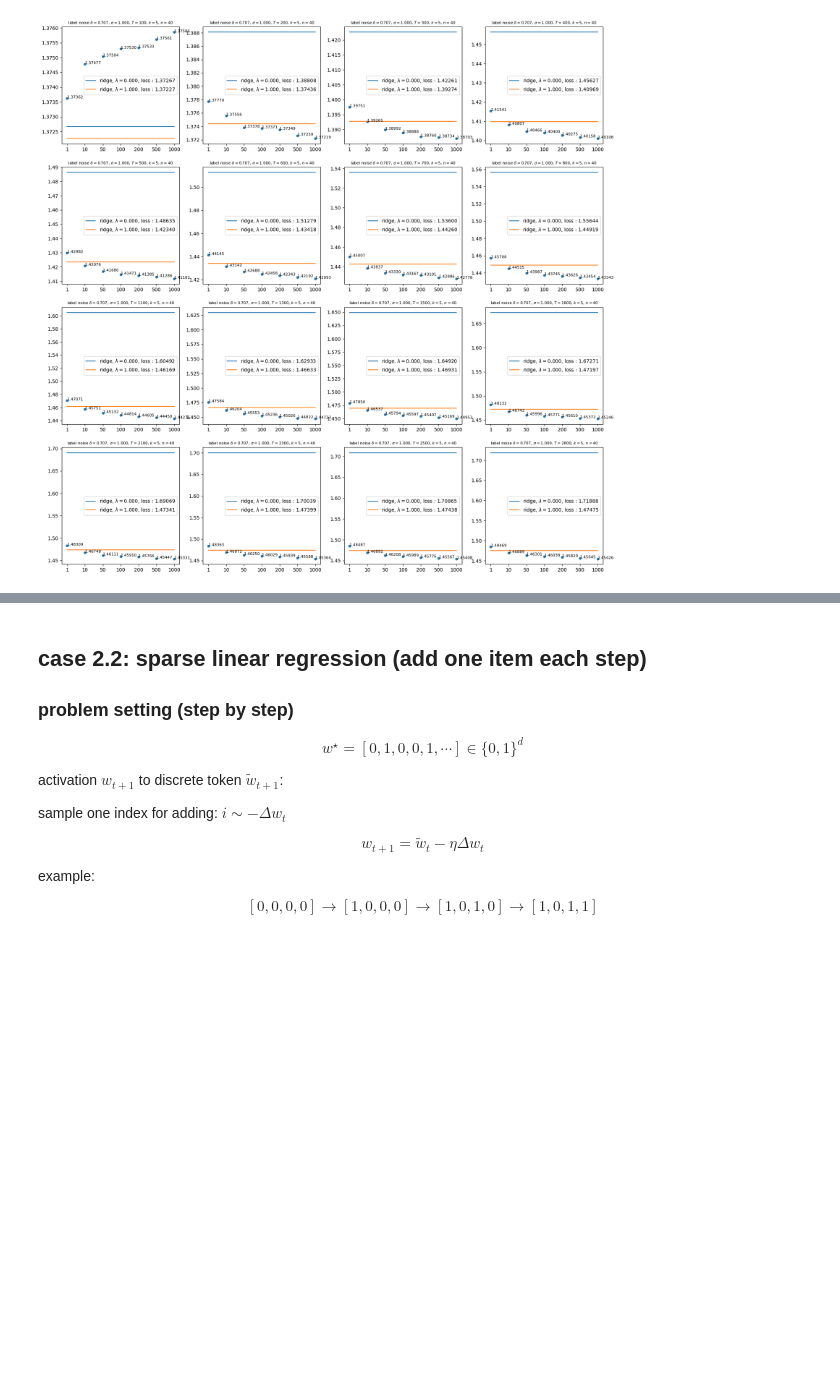
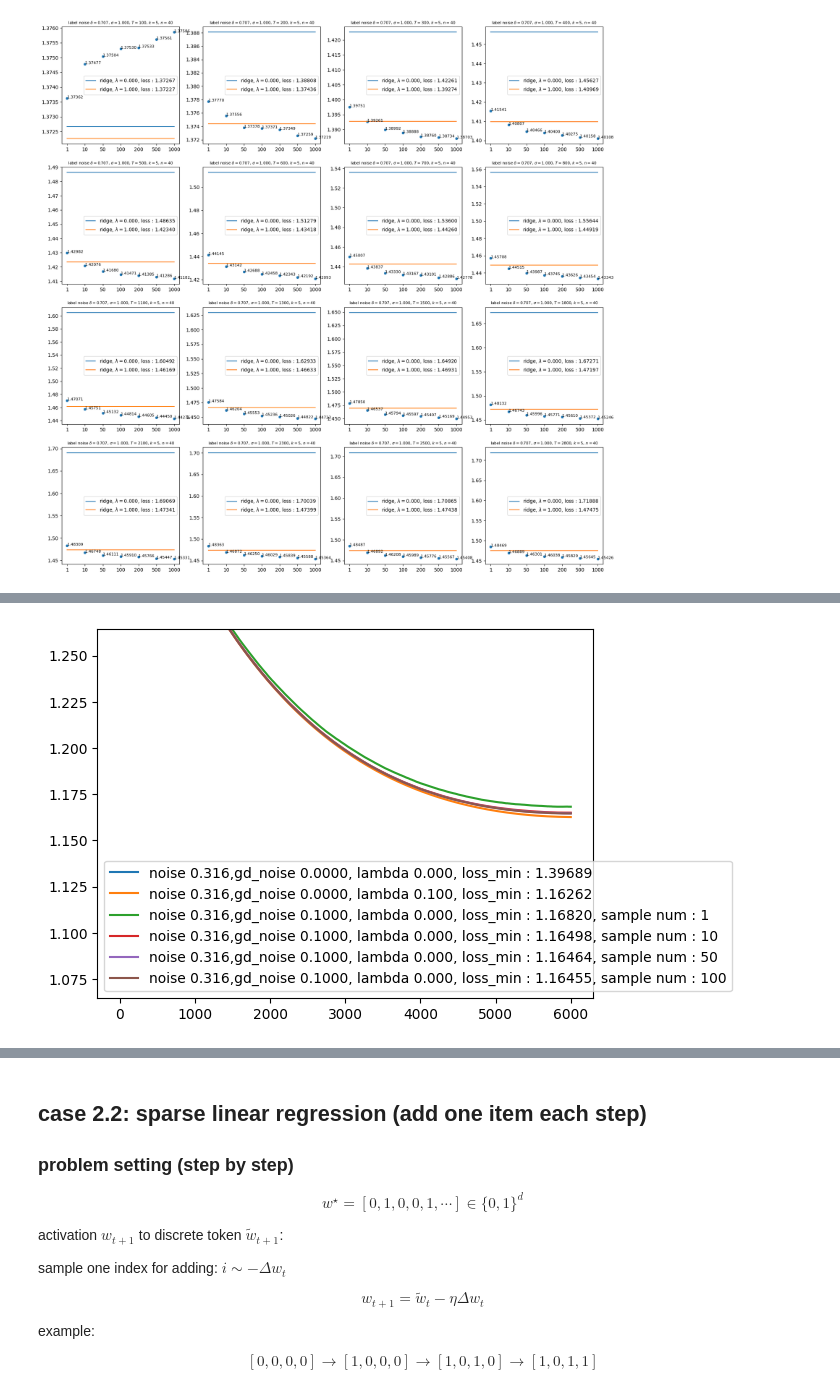
Before and after one commit to x1ng5/gd_sampling, a Jupyter notebook: gd_iter.ipynb, the cells around one changed output, grey strips where cells are left out. Drawn from its saved outputs; the diff is of its cells as text; code cells hidden in the pictures; blank space fills up the shorter version.

```diff
--- a/gd_iter.ipynb
+++ b/gd_iter.ipynb
@@ -137,7 +138,7 @@ opt_lbda = 1
 eval_loss_all = []
 with torch.no_grad():
     for lbda in [0,opt_lbda]:
-        w_cot = conduct_gd(x_context, y_context, eta , w0 = None, steps = cot_steps, lbda = lbda, gd_noise = 0)
+        w_cot = conduct_gd_noise(x_context, y_context, eta , w0 = None, steps = cot_steps, lbda = lbda, gd_noise = 0)
         loss = (w_cot -  w_all[:,None,:]).norm(dim = -1).mean(dim = 0).cpu().numpy()
         sns.lineplot(x = np.arange(len(loss)), y = loss, label = f"noise {noise:.3f},gd_noise {0.:.4f}, lambda {lbda:.3f}, loss_min : {loss[-1]:.5f}")
         eval_loss_all += [loss.copy()]
@@ -146,7 +147,7 @@ with torch.no_grad():
         w_min = torch.zeros_like(w_cot) + 10000
         w_min_rw = l2_norm_reward(w_min)
         for it in range(sample_num):
-            w_cot = conduct_gd(x_context, y_context, eta , w0 = None, steps = cot_steps, lbda = 0, gd_noise = math.sqrt(gd_noise), gd_noise_func = gd_noise_nwn )
+            w_cot = conduct_gd_noise(x_context, y_context, eta , w0 = None, steps = cot_steps, lbda = 0, gd_noise = math.sqrt(gd_noise), gd_noise_func = gd_noise_nwn )
             w_cot_norm = l2_norm_reward(w_cot)
             mask = w_min_rw > w_cot_norm
             w_min[mask] = w_cot[mask]
@@ -213,7 +214,7 @@ opt_lbda = 1
 eval_loss_all = []
 with torch.no_grad():
     for lbda in [0,opt_lbda]:
-        w_cot = conduct_gd(x_context, y_context, eta , w0 = None, steps = cot_steps, lbda = lbda, gd_noise = 0)
+        w_cot = conduct_gd_noise(x_context, y_context, eta , w0 = None, steps = cot_steps, lbda = lbda, gd_noise = 0)
         loss = (w_cot -  w_all[:,None,:]).norm(dim = -1).mean(dim = 0).cpu().numpy()
         sns.lineplot(x = np.arange(len(loss)), y = loss, label = f"noise {noise:.3f},gd_noise {0.:.4f}, lambda {lbda:.3f}, loss_min : {loss[-1]:.5f}")
         eval_loss_all += [loss.copy()]
@@ -222,7 +223,7 @@ with torch.no_grad():
         w_min = torch.zeros_like(w_cot) + 10000
         w_min_rw = l2_norm_reward(w_min)
         for it in range(sample_num):
-            w_cot = conduct_gd(x_context, y_context, eta , w0 = None, steps = cot_steps, lbda = 0, gd_noise = math.sqrt(gd_noise), gd_noise_func = gd_noise_nw )
+            w_cot = conduct_gd_noise(x_context, y_context, eta , w0 = None, steps = cot_steps, lbda = 0, gd_noise = gd_noise, gd_noise_func = gd_noise_nw )
             w_cot_norm = l2_norm_reward(w_cot)
             mask = w_min_rw > w_cot_norm
             w_min[mask] = w_cot[mask]
@@ -290,14 +291,14 @@ opt_lbda = 1
 eval_loss_all = []
 with torch.no_grad():
     for lbda in [0,opt_lbda]:
-        w_cot = conduct_gd(x_context, y_context, eta , w0 = None, steps = cot_steps, lbda = lbda, gd_noise = 0)
+        w_cot = conduct_gd_noise(x_context, y_context, eta , w0 = None, steps = cot_steps, lbda = lbda, gd_noise = 0)
         loss = (w_cot -  w_all[:,None,:]).norm(dim = -1).mean(dim = 0).cpu().numpy()
         sns.lineplot(x = np.arange(len(loss)), y = loss, label = f"noise {noise:.3f},gd_noise {0.:.4f}, lambda {lbda:.3f}, loss_min : {loss[-1]:.5f}")
         eval_loss_all += [loss.copy()]
     for gd_noise in [opt_lbda]:
         w_samples = torch.zeros_like(w_cot)
         for it in range(sample_num):
-            w_cot = conduct_gd(x_context, y_context, eta , w0 = None, steps = cot_steps, lbda = 0, gd_noise = math.sqrt(gd_noise), gd_noise_func = gd_noise_nwn )
+            w_cot = conduct_gd_noise(x_context, y_context, eta , w0 = None, steps = cot_steps, lbda = 0, gd_noise = math.sqrt(gd_noise), gd_noise_func = gd_noise_nwn )
             w_samples += w_cot
             if (it + 1) in [1,10,50,100,200,500,1000,1500,2000,3000,4000,5000]:
                 loss = (w_samples/(it + 1) -  w_all[:,None,:]).norm(dim = -1).mean(dim = 0).cpu().numpy()
@@ -358,7 +359,7 @@ opt_lbda = 1
 eval_loss_all = []
 with torch.no_grad():
     for lbda in [0,opt_lbda]:
-        w_cot = conduct_gd(x_context, y_context, eta , w0 = None, steps = cot_steps, lbda = lbda, gd_noise = 0)
+        w_cot = conduct_gd_noise(x_context, y_context, eta , w0 = None, steps = cot_steps, lbda = lbda, gd_noise = 0)
         loss = (w_cot -  w_all[:,None,:]).norm(dim = -1).mean(dim = 0).cpu().numpy()
         sns.lineplot(x = np.arange(len(loss)), y = loss, label = f"noise {noise:.3f},gd_noise {0.:.4f}, lambda {lbda:.3f}, loss_min : {loss[-1]:.5f}")
         eval_loss_all += [loss.copy()]
@@ -367,7 +368,7 @@ with torch.no_grad():
         w_min = torch.zeros_like(w_cot) + 10000
         w_min_rw = l2_norm_reward(w_min)
         for it in range(sample_num):
-            w_cot = conduct_gd(x_context, y_context, eta , w0 = None, steps = cot_steps, lbda = 0, gd_noise = math.sqrt(gd_noise), gd_noise_func = gd_noise_nwn )
+            w_cot = conduct_gd_noise(x_context, y_context, eta , w0 = None, steps = cot_steps, lbda = 0, gd_noise = math.sqrt(gd_noise), gd_noise_func = gd_noise_nwn )
             w_cot_norm = l2_norm_reward(w_cot)
             mask = w_min_rw > w_cot_norm
             w_min[mask] = w_cot[mask]
@@ -400,0 +411,63 @@ for idx,eval_step in enumerate([100,200,300,400,500,600,700,800, 1100,1300,1500,
+# %%
+
+def gd_noise_w_sign(gd_noise,wi,device):
+    gd_noise_v = torch.randn(wi.size(), device = device) * gd_noise
+    wi_sign = (wi > 0).to(gd_noise_v.dtype)
+    return (gd_noise_v.transpose(1, 2) @ wi_sign) * gd_noise_v
+
+def gd_reg_w_sign(gd_noise,wi,device):
+    wi_sign = (wi > 0).to(wi.dtype)
+    return wi_sign * gd_noise
+
+
+device      = "cuda:1"
+# device      = "cpu"
+
+x_dim       = 50
+batch_num   = 4096
+data_range  = 1
+example_num = 30
+choose_elements = 5
+eta         = 1e-3
+lbda        = 0.
+noise       = math.sqrt(0.1)
+cot_steps   = 6000
+gd_noise    = 0.
+weight_range= 1
+
+# x_context = generate_x(example_num = example_num, x_dim = x_dim, batch_num = batch_num, data_range = data_range, xi = 0, device = device)
+# w_all = torch.zeros(batch_num, x_dim, device = device)
+# w_all[:, ::(x_dim // choose_elements)] = 1
+# y_context = torch.einsum('bnf,bf->bn', x_context, w_all)[:,:,None]
+# y_context += torch.randn_like(y_context, device = device) * noise
+
+# def random_mask(weight, device, choose_elements):
+#     b, c, _ = weight.size()
+#     threshold = torch.rand(b, c, device=device).topk(choose_elements, dim=-1, largest=False).values[:, -1]
+#     weight_mask = torch.rand(b, c, device=device) > threshold.unsqueeze(-1)
+#     weight[weight_mask] = 0
+#     return weight
+
+
+opt_lbda = 1
+eval_loss_all = []
+with torch.no_grad():
+    x_context = generate_x(example_num = example_num, x_dim = x_dim, batch_num = batch_num, data_range = data_range, xi = 0, device = device)
+    y_context, w_all = generate_y(x_all = x_context, weight_range = weight_range, noise = noise, device = device, few_shot = True, choose_elements = choose_elements)
+    sample_num  = 101
+    for lbda in [0,opt_lbda*0.1]:
+        w_cot = conduct_gd_noise(x_context, y_context, eta , w0 = None, steps = cot_steps, lbda = 0, gd_noise = lbda, gd_noise_func = gd_reg_w_sign)
+        loss = (w_cot -  w_all[:,None,:]).norm(dim = -1).mean(dim = 0).cpu().numpy()
+        sns.lineplot(x = np.arange(len(loss)), y = loss, label = f"noise {noise:.3f},gd_noise {0.:.4f}, lambda {lbda:.3f}, loss_min : {loss[-1]:.5f}")
+        eval_loss_all += [loss.copy()]
+    for gd_noise in [opt_lbda * 0.1]:
+        w_samples = torch.zeros_like(w_cot)
+        for it in range(sample_num):
+            w_cot = conduct_gd_noise(x_context, y_context, eta , w0 = None, steps = cot_steps, lbda = 0, gd_noise = math.sqrt(gd_noise), gd_noise_func = gd_noise_w_sign )
+            w_samples += w_cot
+            if (it + 1) in [1,10,50,100,200,500,1000,1500,2000,3000,4000,5000]:
+                loss = (w_samples/(it + 1) -  w_all[:,None,:]).norm(dim = -1).mean(dim = 0).cpu().numpy()
+                eval_loss_all += [loss.copy()]
+                sns.lineplot(x = np.arange(len(loss)), y = loss, label = f"noise {noise:.3f},gd_noise {gd_noise:.4f}, lambda {0.:.3f}, loss_min : {loss[-1]:.5f}, sample num : {it+1}")
+plt.ylim(loss[-1]-1e-1,loss[-1]+1e-1)
+# %% [output]
@@ -400,0 +475 @@ for idx,eval_step in enumerate([100,200,300,400,500,600,700,800, 1100,1300,1500,
+[figure, added]
```
Also changed, not shown: parts of 15 cells of this notebook, 1 other file.
